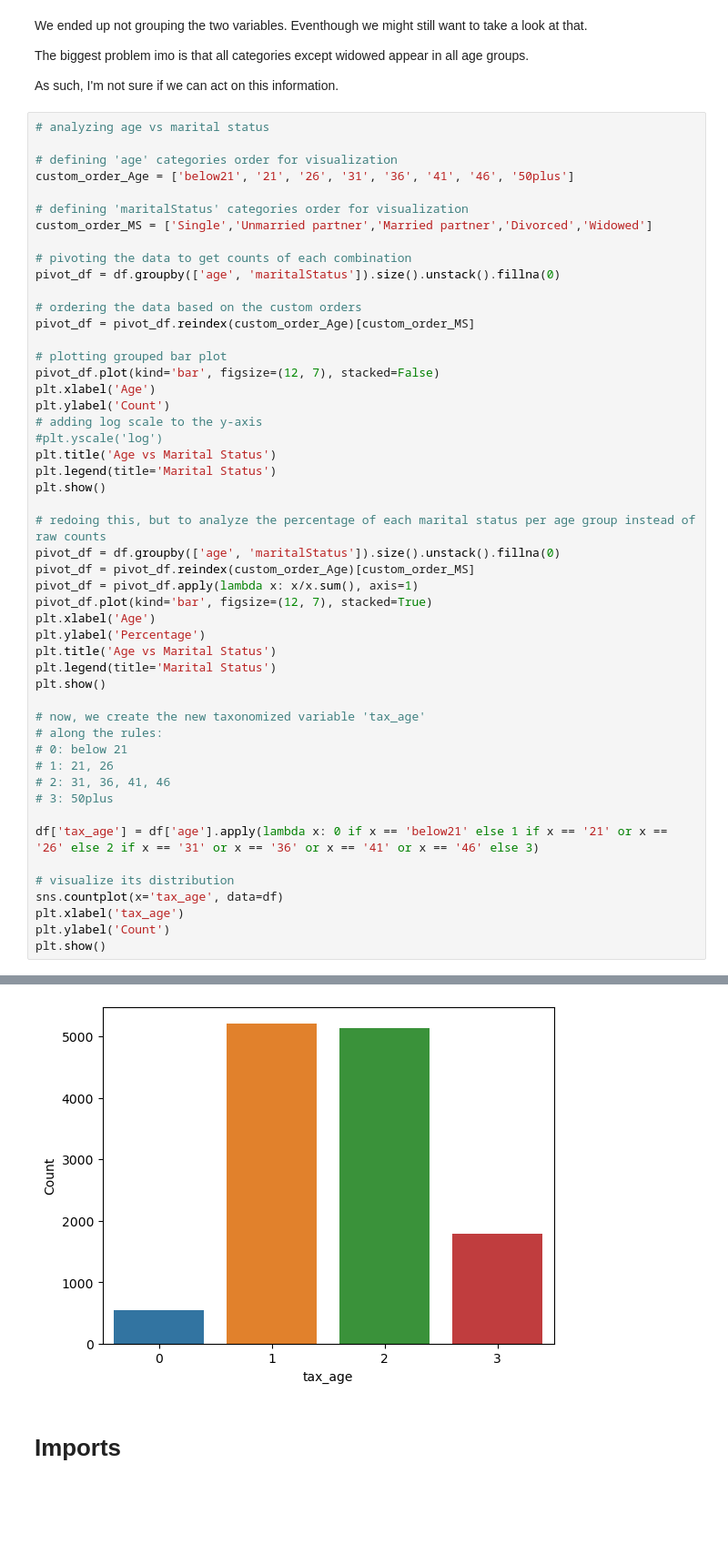
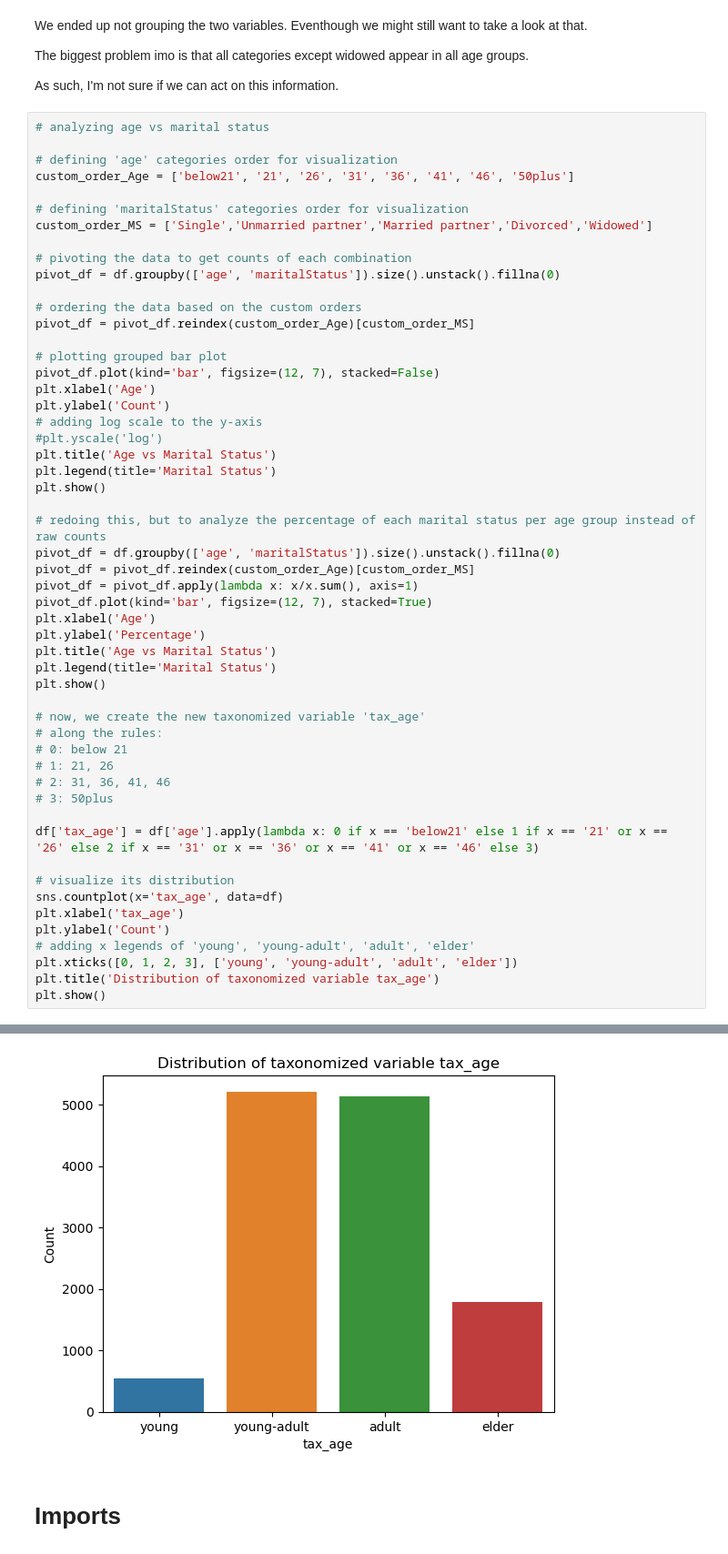
Before and after one commit to leobt23/Data_Mining, a Jupyter notebook: 1_eda/caria.ipynb, the cells around one changed output, grey strips where cells are left out. Shown at 91% size. Drawn from its saved outputs; the diff is of its cells as text; blank space fills up the shorter version.

```diff
--- a/1_eda/caria.ipynb
+++ b/1_eda/caria.ipynb
@@ -152,34 +152,37 @@ plt.legend(title='Marital Status')
 plt.show()
 
 # redoing this, but to analyze the percentage of each marital status per age group instead of raw counts
 pivot_df = df.groupby(['age', 'maritalStatus']).size().unstack().fillna(0)
 pivot_df = pivot_df.reindex(custom_order_Age)[custom_order_MS]
 pivot_df = pivot_df.apply(lambda x: x/x.sum(), axis=1)
 pivot_df.plot(kind='bar', figsize=(12, 7), stacked=True)
 plt.xlabel('Age')
 plt.ylabel('Percentage')
 plt.title('Age vs Marital Status')
 plt.legend(title='Marital Status')
 plt.show()
 
 # now, we create the new taxonomized variable 'tax_age'
 # along the rules:
 # 0: below 21
 # 1: 21, 26
 # 2: 31, 36, 41, 46
 # 3: 50plus
 
 df['tax_age'] = df['age'].apply(lambda x: 0 if x == 'below21' else 1 if x == '21' or x == '26' else 2 if x == '31' or x == '36' or x == '41' or x == '46' else 3)
 
 # visualize its distribution
 sns.countplot(x='tax_age', data=df)
 plt.xlabel('tax_age')
 plt.ylabel('Count')
+# adding x legends of 'young', 'young-adult', 'adult', 'elder'
+plt.xticks([0, 1, 2, 3], ['young', 'young-adult', 'adult', 'elder'])
+plt.title('Distribution of taxonomized variable tax_age')
 plt.show()
 # %% [output]
 [figure]
 [figure]
-[figure, old version]
+[figure, new version]
 # %% [markdown]
 # Imports
 # %%
```
Also changed, not shown: parts of 4 cells of this notebook.
